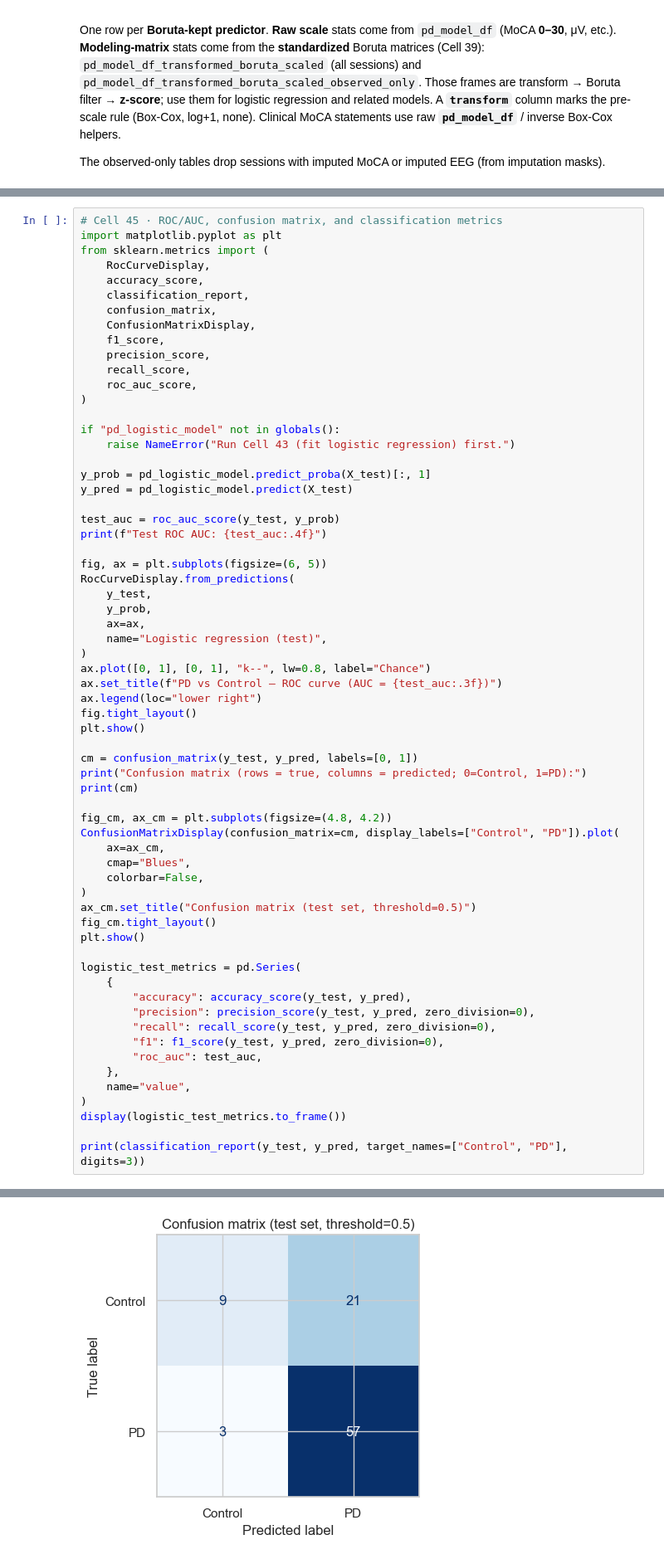
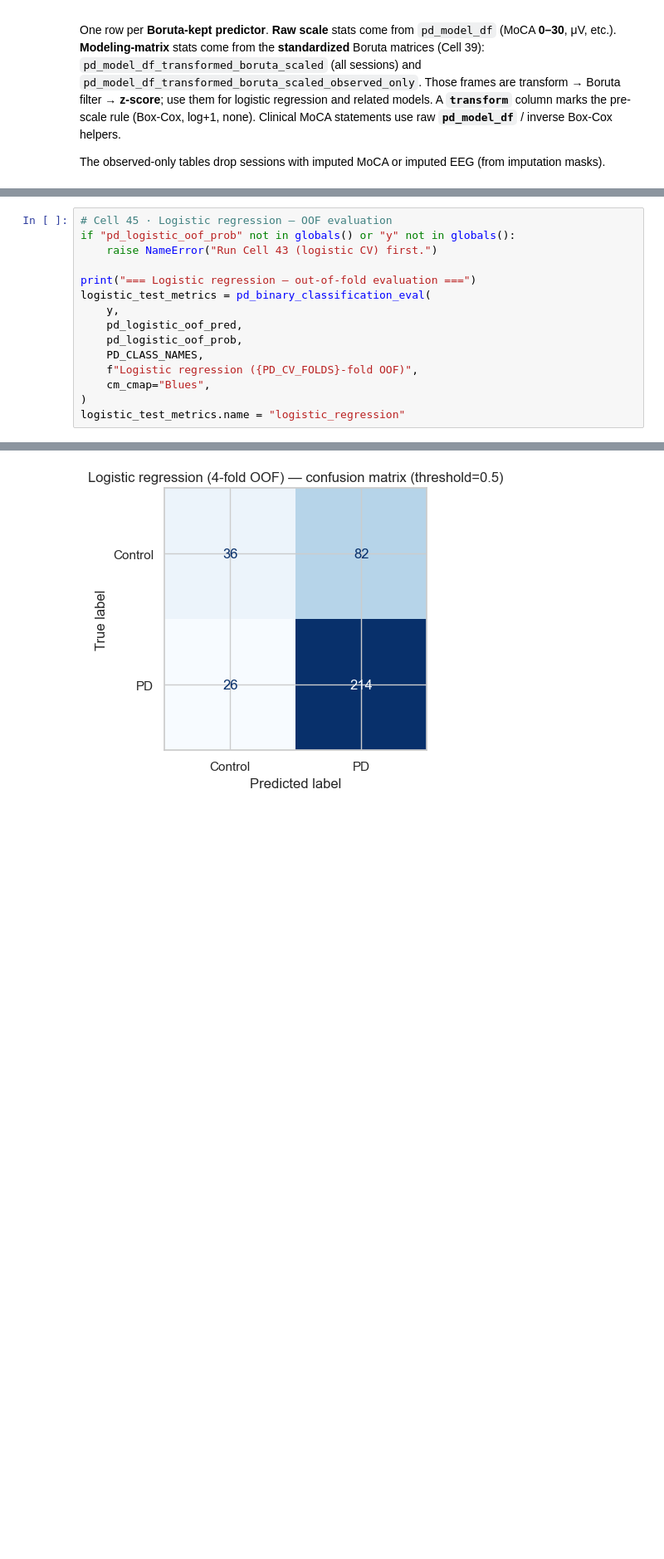
Before and after one commit to tnewman10/DDDM, a Jupyter notebook: Parkinson's Diagnosis/ds008768/PD Model.ipynb, the cells around one changed output, grey strips where cells are left out. Shown at 83% size. Drawn from its saved outputs; the diff is of its cells as text; blank space fills up the shorter version.

```diff
--- a/Parkinson's Diagnosis/ds008768/PD Model.ipynb
+++ b/Parkinson's Diagnosis/ds008768/PD Model.ipynb
@@ -3622,65 +3785,16 @@ Evaluate the fitted logistic model on the **held-out test split**: ROC curve and
 # %%
-# Cell 45 · ROC/AUC, confusion matrix, and classification metrics
-import matplotlib.pyplot as plt
-from sklearn.metrics import (
-    RocCurveDisplay,
-    accuracy_score,
-    classification_report,
-    confusion_matrix,
-    ConfusionMatrixDisplay,
-    f1_score,
-    precision_score,
-    recall_score,
-    roc_auc_score,
+# Cell 45 · Logistic regression — OOF evaluation
+if "pd_logistic_oof_prob" not in globals() or "y" not in globals():
+    raise NameError("Run Cell 43 (logistic CV) first.")
+
+print("=== Logistic regression — out-of-fold evaluation ===")
+logistic_test_metrics = pd_binary_classification_eval(
+    y,
+    pd_logistic_oof_pred,
+    pd_logistic_oof_prob,
+    PD_CLASS_NAMES,
+    f"Logistic regression ({PD_CV_FOLDS}-fold OOF)",
+    cm_cmap="Blues",
 )
-
-if "pd_logistic_model" not in globals():
-    raise NameError("Run Cell 43 (fit logistic regression) first.")
-
-y_prob = pd_logistic_model.predict_proba(X_test)[:, 1]
-y_pred = pd_logistic_model.predict(X_test)
-
-test_auc = roc_auc_score(y_test, y_prob)
-print(f"Test ROC AUC: {test_auc:.4f}")
-
-fig, ax = plt.subplots(figsize=(6, 5))
-RocCurveDisplay.from_predictions(
-    y_test,
-    y_prob,
-    ax=ax,
-    name="Logistic regression (test)",
-)
-ax.plot([0, 1], [0, 1], "k--", lw=0.8, label="Chance")
-ax.set_title(f"PD vs Control — ROC curve (AUC = {test_auc:.3f})")
-ax.legend(loc="lower right")
-fig.tight_layout()
-plt.show()
-
-cm = confusion_matrix(y_test, y_pred, labels=[0, 1])
-print("Confusion matrix (rows = true, columns = predicted; 0=Control, 1=PD):")
-print(cm)
-
-fig_cm, ax_cm = plt.subplots(figsize=(4.8, 4.2))
-ConfusionMatrixDisplay(confusion_matrix=cm, display_labels=["Control", "PD"]).plot(
-    ax=ax_cm,
-    cmap="Blues",
-    colorbar=False,
-)
-ax_cm.set_title("Confusion matrix (test set, threshold=0.5)")
-fig_cm.tight_layout()
-plt.show()
-
-logistic_test_metrics = pd.Series(
-    {
-        "accuracy": accuracy_score(y_test, y_pred),
-        "precision": precision_score(y_test, y_pred, zero_division=0),
-        "recall": recall_score(y_test, y_pred, zero_division=0),
-        "f1": f1_score(y_test, y_pred, zero_division=0),
-        "roc_auc": test_auc,
-    },
-    name="value",
-)
-display(logistic_test_metrics.to_frame())
-
-print(classification_report(y_test, y_pred, target_names=["Control", "PD"], digits=3))
+logistic_test_metrics.name = "logistic_regression"
 # %% [output]
@@ -3692,2 +3807,2 @@ Confusion matrix (rows = true, columns = predicted; 0=Control, 1=PD):
-[figure, old version]
+[figure, new version]
 |  | value |
```
Also changed, not shown: parts of 15 cells of this notebook, 1 other file.
